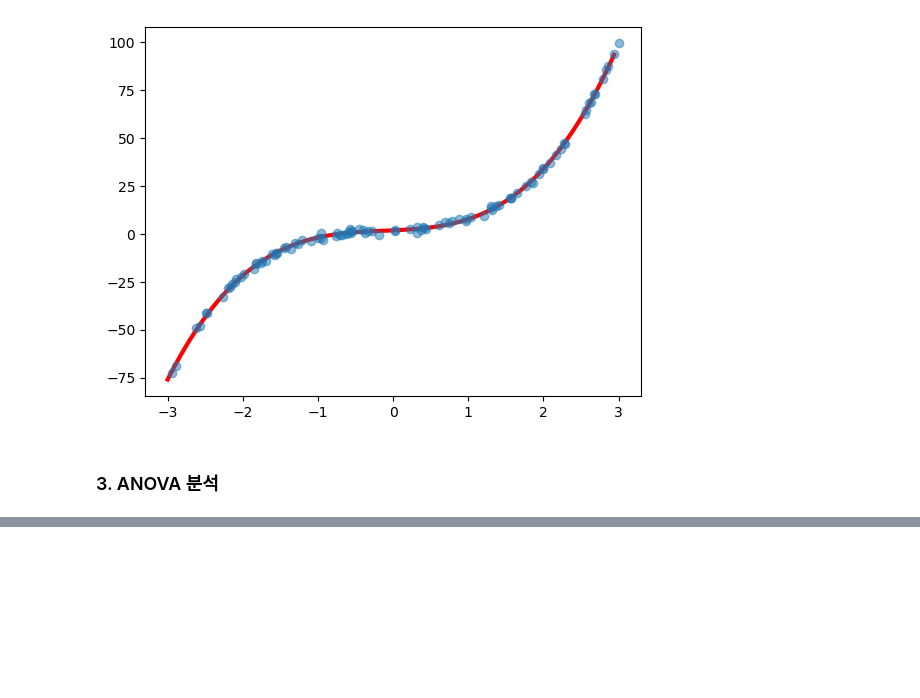
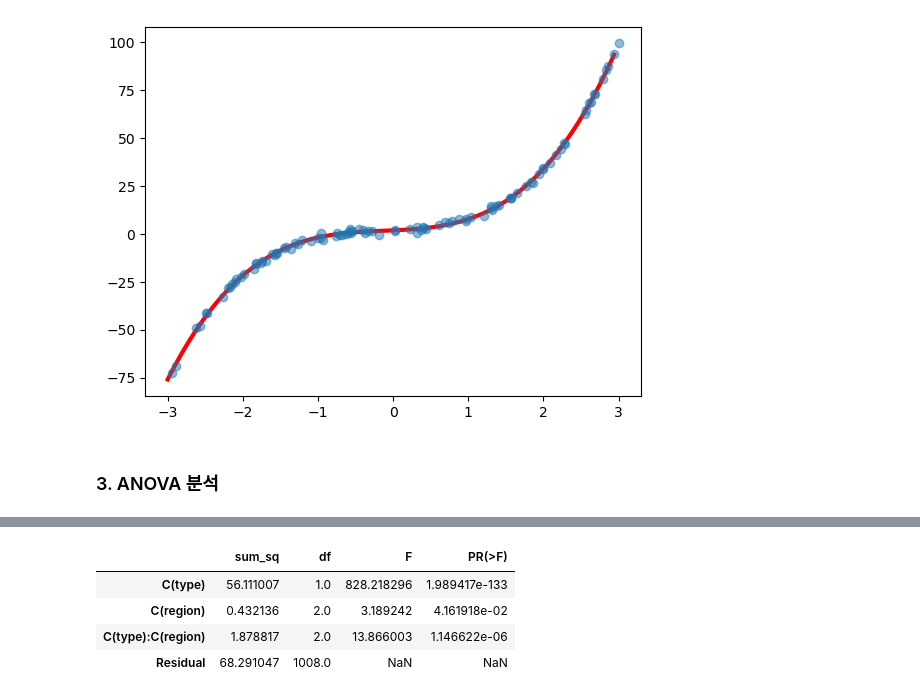
Before and after one commit to Junoflows/ADP, a Jupyter notebook: 문제/모의고사 1회.ipynb, the cells around one changed output, grey strips where cells are left out. Drawn from its saved outputs; the diff is of its cells as text; code cells hidden in the pictures; blank space fills up the shorter version.

```diff
--- a/문제/모의고사 1회.ipynb
+++ b/문제/모의고사 1회.ipynb
@@ -586,0 +635,19 @@ plt.show()
+# %%
+price = df.AveragePrice
+type = df.type
+region = df.region
+
+# 분산분석 수행
+from statsmodels.formula.api import ols
+from statsmodels.stats.anova import anova_lm
+
+formula = 'price ~ C(type)*C(region)'
+model = ols(formula, df).fit()
+aov_table = anova_lm(model, typ = 2)
+aov_table
+# %% [output]
+|  | sum_sq | df | F | PR(>F) |
+| C(type) | 56.111007 | 1.0 | 828.218296 | 1.989417e-133 |
+| C(region) | 0.432136 | 2.0 | 3.189242 | 4.161918e-02 |
+| C(type):C(region) | 1.878817 | 2.0 | 13.866003 | 1.146622e-06 |
+| Residual | 68.291047 | 1008.0 | NaN | NaN |
```
Also changed, not shown: parts of 12 cells of this notebook.
